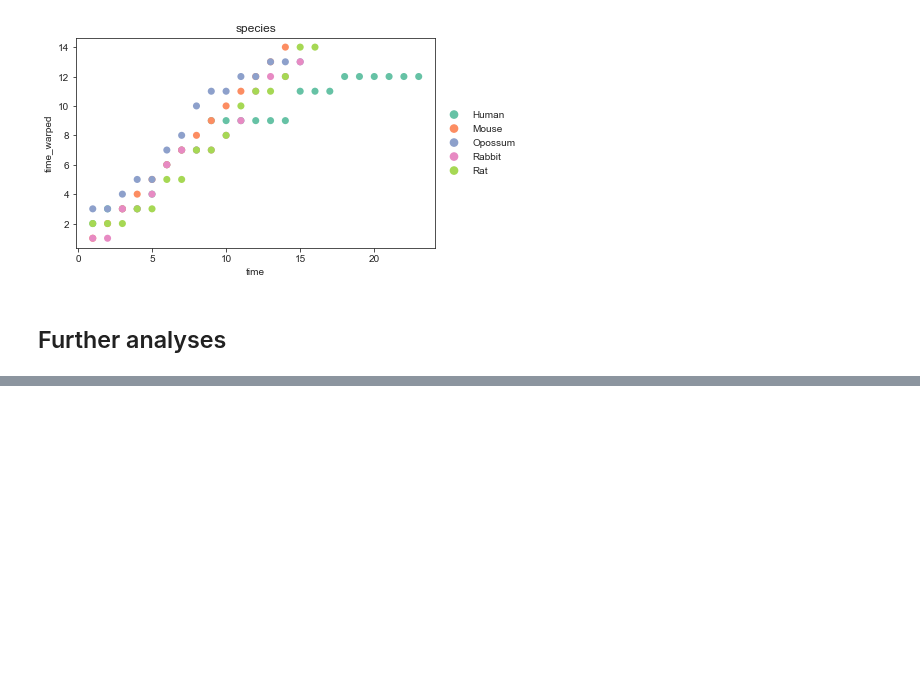
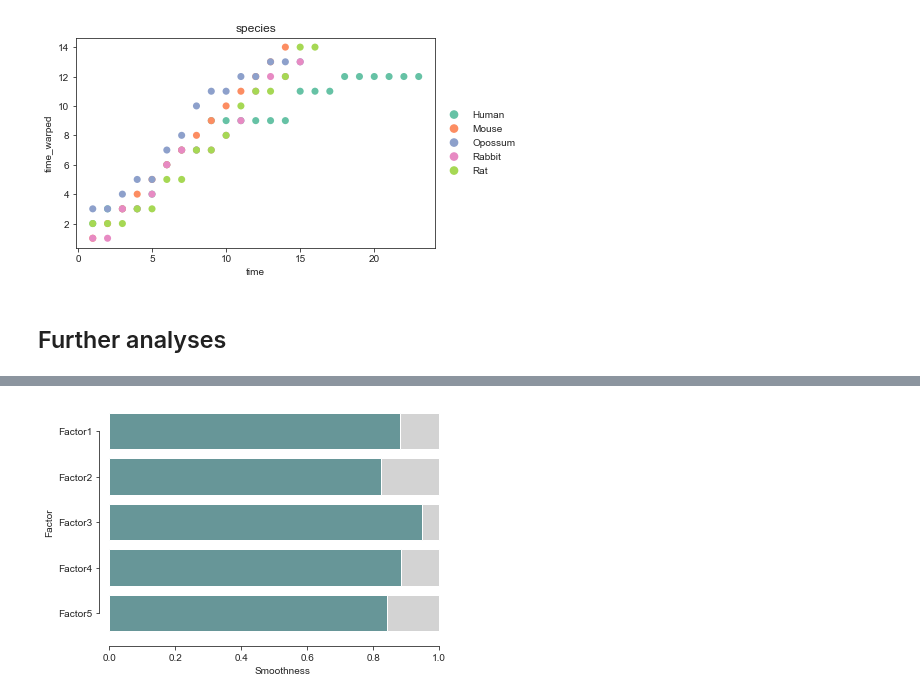
Before and after one commit to scverse/muon-tutorials, a Jupyter notebook: mefisto/1-MEFISTO-evodevo.ipynb, the cells around one changed output, grey strips where cells are left out. Saved outputs shown, nothing was run; the diff lists cells and outputs as text; code cells hidden in the pictures; blank space fills up the shorter version.

```diff
--- a/mefisto/1-MEFISTO-evodevo.ipynb
+++ b/mefisto/1-MEFISTO-evodevo.ipynb
@@ -227,0 +266,4 @@ This is not yet implemented for muon and can be done from R as described [here](
+# %%
+mofax.plot_smoothness(model);
+# %% [output]
+[figure, added]
```
Also changed, not shown: parts of 19 cells of this notebook.
